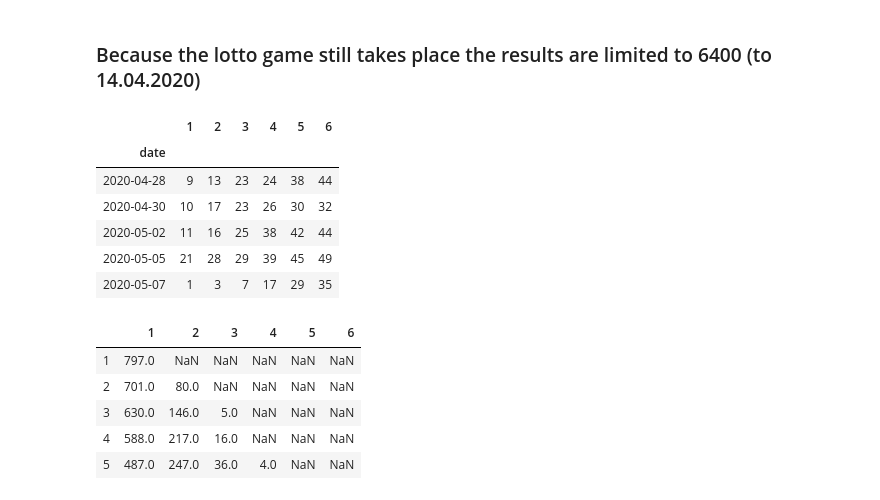
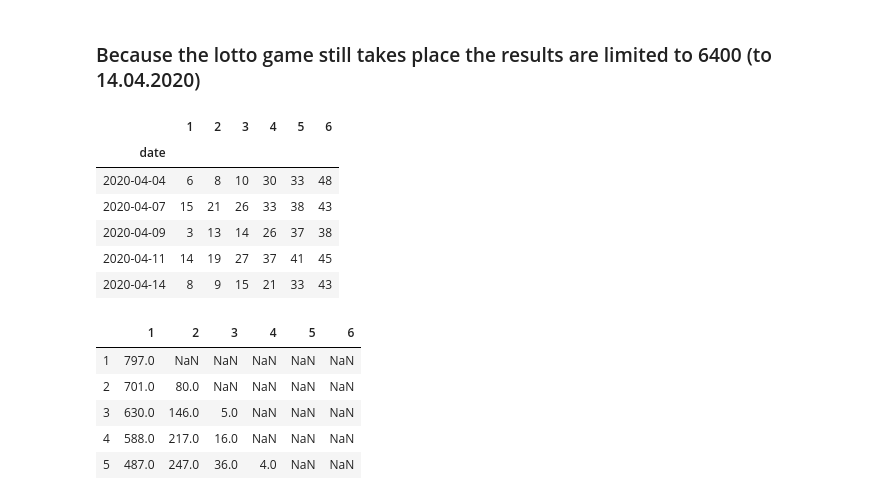
Before and after one commit to fakecoinbase/wbonickislashskills, a Jupyter notebook: lottery/lottery_game_examination.ipynb, the cells around one changed output. Saved outputs shown, nothing was run; the diff lists cells and outputs as text; code cells hidden in the pictures.

```diff
--- a/lottery/lottery_game_examination.ipynb
+++ b/lottery/lottery_game_examination.ipynb
@@ -50,15 +49,16 @@ data.head()
 # %% [markdown]
 ### Because the lotto game still takes place the results are limited to 6400 (to 14.04.2020)
 # %%
+data=data.iloc[:6400]
 data.tail()
 # %% [output]
 |  | 1 | 2 | 3 | 4 | 5 | 6 |
 | date |  |  |  |  |  |  |
-| 2020-04-28 | 9 | 13 | 23 | 24 | 38 | 44 |
-| 2020-04-30 | 10 | 17 | 23 | 26 | 30 | 32 |
-| 2020-05-02 | 11 | 16 | 25 | 38 | 42 | 44 |
-| 2020-05-05 | 21 | 28 | 29 | 39 | 45 | 49 |
-| 2020-05-07 | 1 | 3 | 7 | 17 | 29 | 35 |
+| 2020-04-04 | 6 | 8 | 10 | 30 | 33 | 48 |
+| 2020-04-07 | 15 | 21 | 26 | 33 | 38 | 43 |
+| 2020-04-09 | 3 | 13 | 14 | 26 | 37 | 38 |
+| 2020-04-11 | 14 | 19 | 27 | 37 | 41 | 45 |
+| 2020-04-14 | 8 | 9 | 15 | 21 | 33 | 43 |
 # %%
 #a table with each number count
 num_count=pd.concat([data[1].value_counts(),
```
Also changed, not shown: parts of 21 cells of this notebook.
